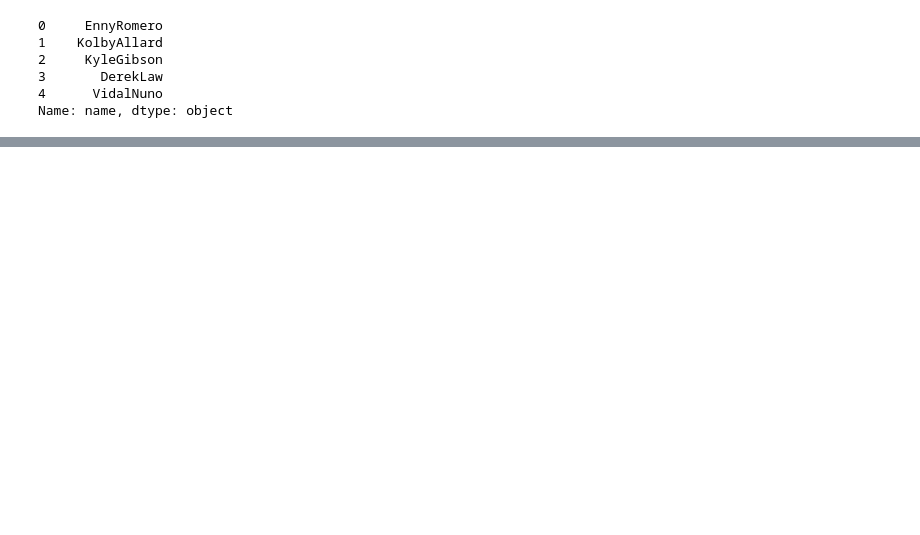
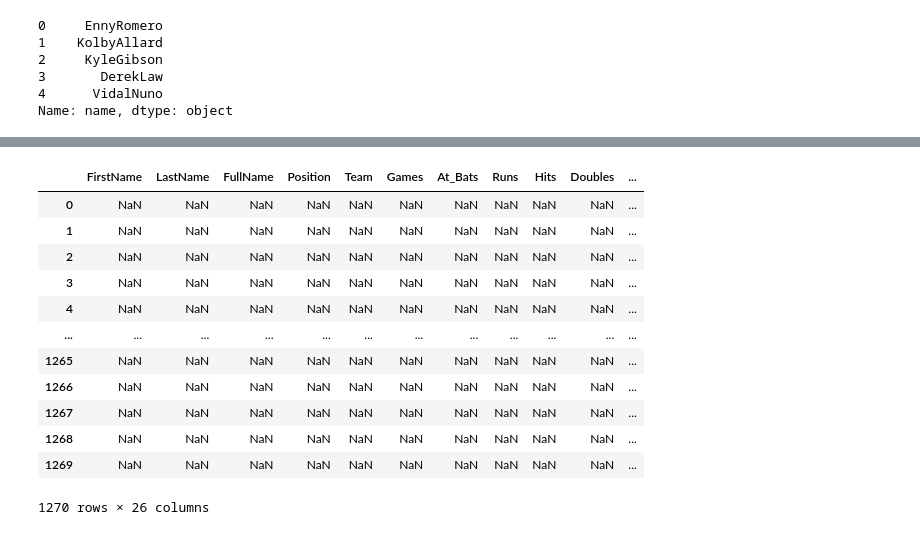
Before and after one commit to mcerow/baseball_salaries_2, a Jupyter notebook: data_cleaning.ipynb, the cells around one changed output, grey strips where cells are left out. Cells and saved outputs as stored; diff of their text form; code cells hidden in the pictures; blank space fills up the shorter version.

```diff
--- a/data_cleaning.ipynb
+++ b/data_cleaning.ipynb
@@ -128,0 +142,16 @@ df[df['team'].isnull() == True]
+# %%
+df[df.isnull() == True]
+# %% [output]
+|  | FirstName | LastName | FullName | Position | Team | Games | At_Bats | Runs | Hits | Doubles | ... |
+| 0 | NaN | NaN | NaN | NaN | NaN | NaN | NaN | NaN | NaN | NaN | ... |
+| 1 | NaN | NaN | NaN | NaN | NaN | NaN | NaN | NaN | NaN | NaN | ... |
+| 2 | NaN | NaN | NaN | NaN | NaN | NaN | NaN | NaN | NaN | NaN | ... |
+| 3 | NaN | NaN | NaN | NaN | NaN | NaN | NaN | NaN | NaN | NaN | ... |
+| 4 | NaN | NaN | NaN | NaN | NaN | NaN | NaN | NaN | NaN | NaN | ... |
+| ... | ... | ... | ... | ... | ... | ... | ... | ... | ... | ... | ... |
+| 1265 | NaN | NaN | NaN | NaN | NaN | NaN | NaN | NaN | NaN | NaN | ... |
+| 1266 | NaN | NaN | NaN | NaN | NaN | NaN | NaN | NaN | NaN | NaN | ... |
+| 1267 | NaN | NaN | NaN | NaN | NaN | NaN | NaN | NaN | NaN | NaN | ... |
+| 1268 | NaN | NaN | NaN | NaN | NaN | NaN | NaN | NaN | NaN | NaN | ... |
+| 1269 | NaN | NaN | NaN | NaN | NaN | NaN | NaN | NaN | NaN | NaN | ... |
+1270 rows × 26 columns
```
Also changed, not shown: parts of 8 cells of this notebook.
